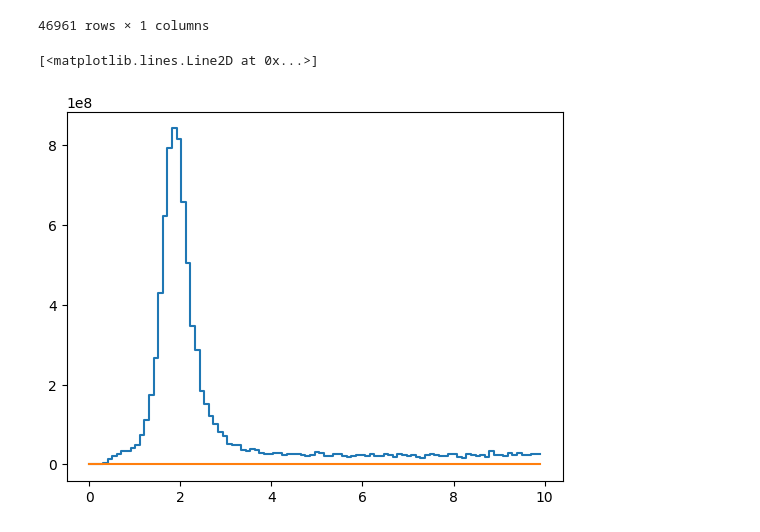
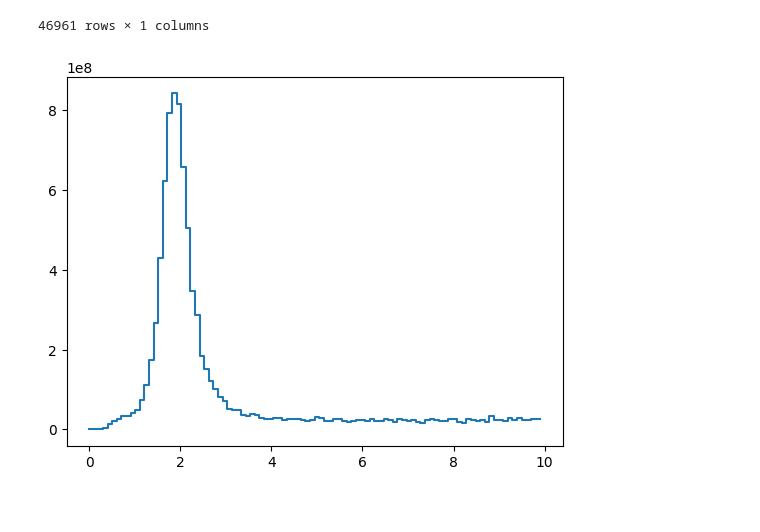
Before and after one commit to aditya-marathe/msci-project, a Jupyter notebook: src/notebooks/testing.ipynb, the cells around one changed output. Cells and saved outputs as stored; diff of their text form; code cells hidden in the pictures.

```diff
--- a/src/notebooks/testing.ipynb
+++ b/src/notebooks/testing.ipynb
@@ -578,5 +645,3 @@ pot = data['rec.mc.nu.beam']['potnum'][:].flatten()
 pot
 # %% [output]
 array([497322, 498247,     85, ..., 301142, 302849, 306425])
-# %%
-pot = np.asarray(pot, dtype=float)
@@ -613,8 +677,6 @@ vw, _ = np.histogram(
 )
 # %%
 # plt.bar(bin_centers, v / potnum, width=be[1] - be[0]);
-plt.step(be[:-1], vw)
-plt.step(be[:-1], v)
+plt.step(be[:-1], vw);
 # %% [output]
-[<matplotlib.lines.Line2D at 0x...>]
-[figure, old version]
+[figure, new version]
```
Also changed, not shown: parts of 26 cells of this notebook, 4 other files.
